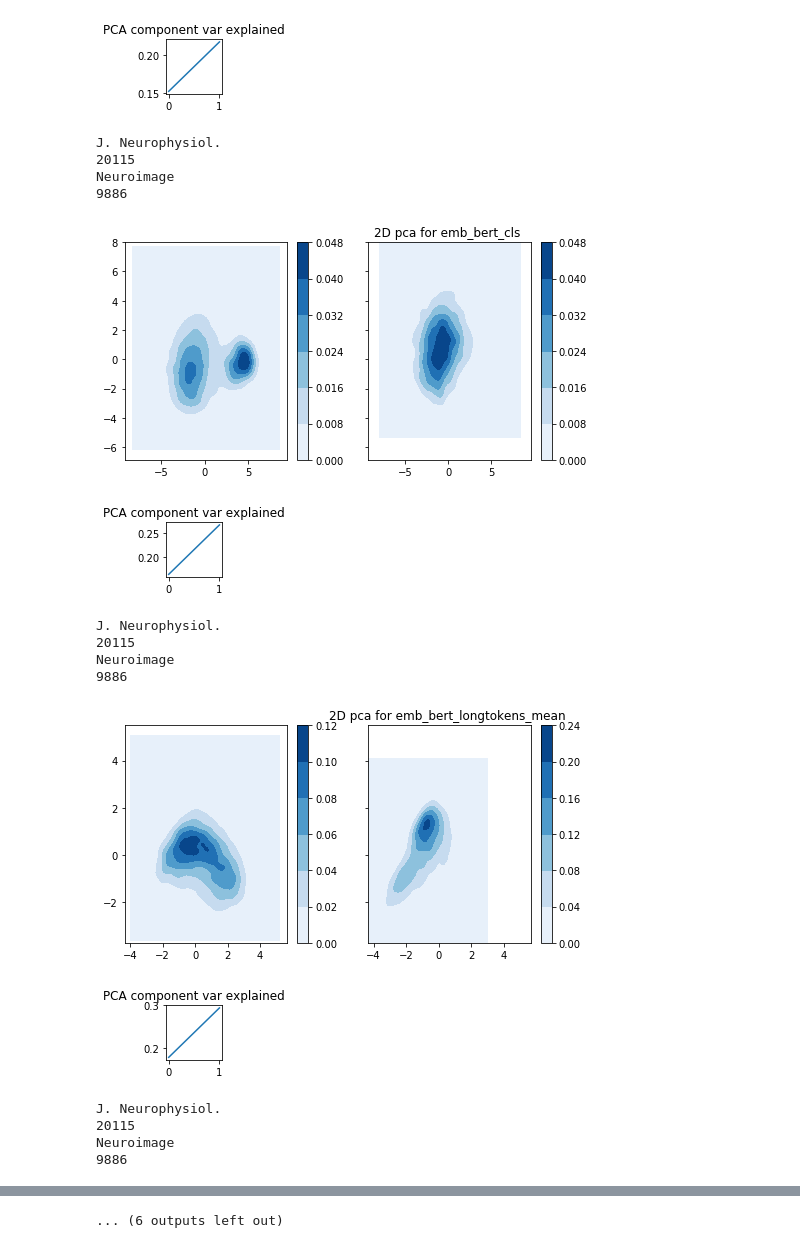
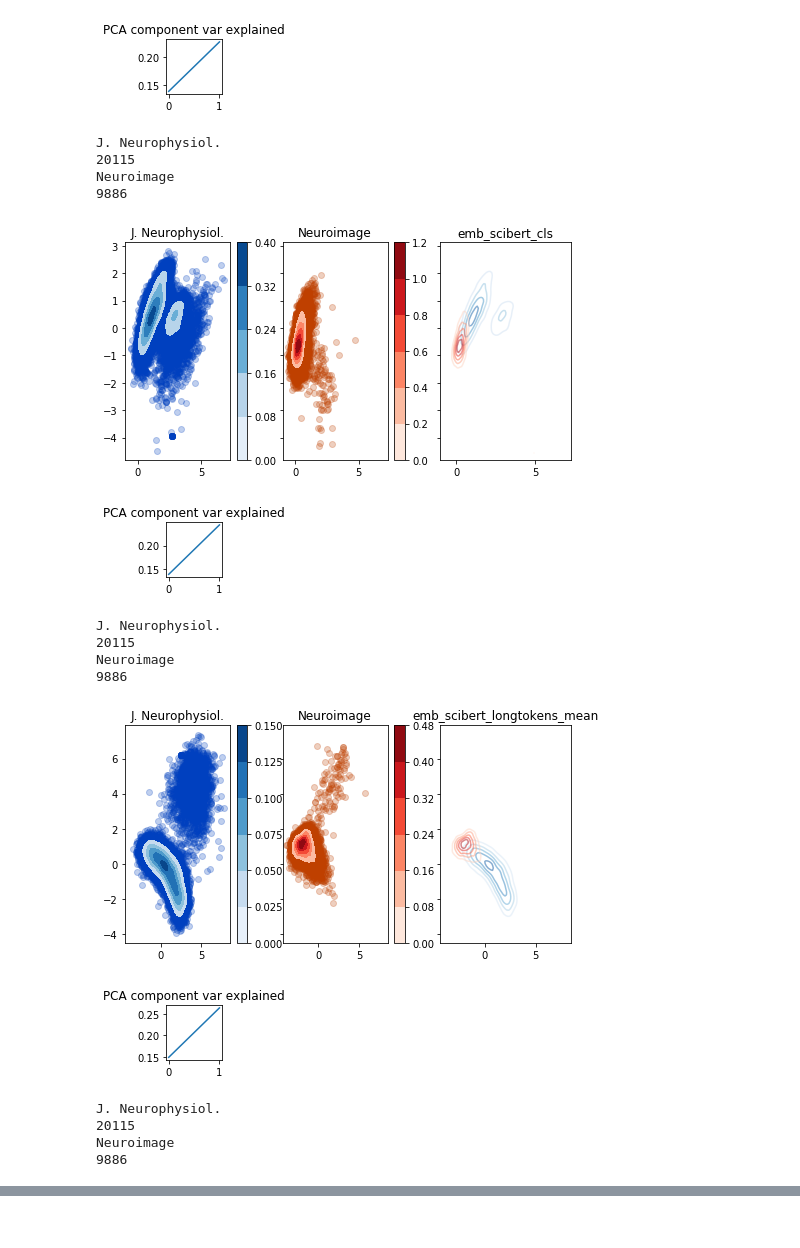
Before and after one commit to brendanchambers/attention_wildfires, a Jupyter notebook: evaluate_representations/evaluate_representations/plot_each.ipynb, the cells around one changed output, grey strips where cells are left out. Saved outputs shown, nothing was run; the diff lists cells and outputs as text; code cells hidden in the pictures.

```diff
--- a/evaluate_representations/evaluate_representations/plot_each.ipynb
+++ b/evaluate_representations/evaluate_representations/plot_each.ipynb
@@ -26,17 +26,22 @@ client_config = {'unix_socket':'/home/brendanchambers/.sql.sock',
 
 journals = ['J. Neurophysiol.', 'Neuroimage']  # journals = ['Brain Res.', 'J. Virol.']
 
-journal_colors = [[0.75, 0.75, 0, 0.1],
-                  [0, 0.75, 0.75, 0.1]]
+journal_colors = [[0, 0.25, 0.75, 0.25],
+                  [0.75, 0.25, 0, 0.25]]
 
 
 # table names corresponding to embedding conditions
+'''
 embedding_conditions = ['emb_bert_cls',
                'emb_bert_longtokens_mean',
                'emb_bert_tokens_mean',
                'emb_scibert_cls',
                'emb_scibert_longtokens_mean',
                'emb_scibert_tokens_mean']
+'''
+embedding_conditions = ['emb_scibert_cls',
+                       'emb_scibert_longtokens_mean',
+                       'emb_scibert_tokens_mean']
 
 # todo also check representations composed from cls & tokens
 #  maybe directly optimize on this
@@ -115,7 +120,7 @@ for i_cond, condition in enumerate(embedding_conditions):
 
     # full list of samples across journals, to feed to pca
     for journal in journals:
-        thisjournal = compare_embeddings[condition][journal]
+        thisjournal = compare_embeddings[condition][journal].copy()
         all_articles = np.vstack( (all_articles, thisjournal))
 
     # get pca for this embedding condition
@@ -130,42 +135,70 @@ for i_cond, condition in enumerate(embedding_conditions):
     plt.show()
 
     ## 2D pca comparison of journals ##
+    '''
     (f, ax) = plt.subplots(1, len(journals), sharex='all', sharey='all',
                       figsize=(8,4))
 
     for i_journal, journal in enumerate(journals):
         print(journal)
         samples = compare_embeddings[embedding_conditions[i_cond]][journals[i_journal]].copy()
         print(len(samples))
         pc = pca_models[i_cond].transform(samples)
         sns.kdeplot(pc[:,0],pc[:,1],n_levels=5,
                  shade=True, # shade_lowest=False,
                  alpha=1, cmap='Blues', cbar=True,
                  ax = ax[i_journal])
         #ax[i_journal].scatter(pc[:,0], pc[:,1],
         #            color=journal_colors[i_journal],marker='.')
 
     plt.title('2D pca for {} '.format(condition))
+    '''
 
+    ## 2D pca comparison of journals ##
+    (f, ax) = plt.subplots(1, len(journals)+1, sharex='all', sharey='all',
+                      figsize=(8,4))
+
+    cmap_key = ['Blues','Reds']
+    for i_journal, journal in enumerate(journals):
+        print(journal)
+        samples = d_samples[journal]
+        print(len(samples))
+        pc = pca.transform(samples)
+        ax[i_journal].scatter(pc[:,0], pc[:,1],color=journal_colors[i_journal])
+        sns.kdeplot(pc[:,0],pc[:,1],n_levels=5,
+                 shade=True, shade_lowest=False,
+                 alpha=1, cmap=cmap_key[i_journal], cbar=True,
+                 ax = ax[i_journal])
+        ax[i_journal].set_title(journal)
+
+        sns.kdeplot(pc[:,0],pc[:,1],n_levels=5,
+                    shade=False,
+                    alpha=0.5,
+                    cmap=cmap_key[i_journal],
+                    ax = ax[len(ax)-1])
+        #ax[i_journal].scatter(pc[:,0], pc[:,1],
+        #            color=journal_colors[i_journal],marker='.')
+
+        ax[len(ax)-1].set_title(condition)
 
 
 
 #plt.savefig('J Neurophysiol vs Neuroimaging.png')
 #plt.savefig('J Neurophysiol vs Neuroimaging.svg')
 # %% [output]
-[figure, old version]
+[figure, new version]
 J. Neurophysiol.
 20115
 Neuroimage
 9886
-[figure, old version]
+[figure, new version]
-[figure, old version]
+[figure, new version]
 J. Neurophysiol.
 20115
 Neuroimage
 9886
-[figure, old version]
+[figure, new version]
-[figure, old version]
+[figure, new version]
 J. Neurophysiol.
 20115
 Neuroimage
@@ -180,4 +207,3 @@ Neuroimage
-... (6 outputs left out)
 # %%
 # try to combine CLS + tokens
 # %%
```
Also changed, not shown: parts of 4 cells of this notebook.
